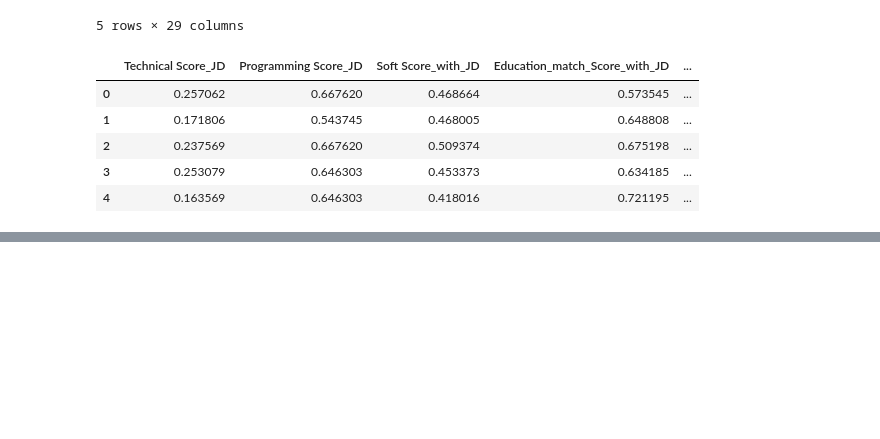
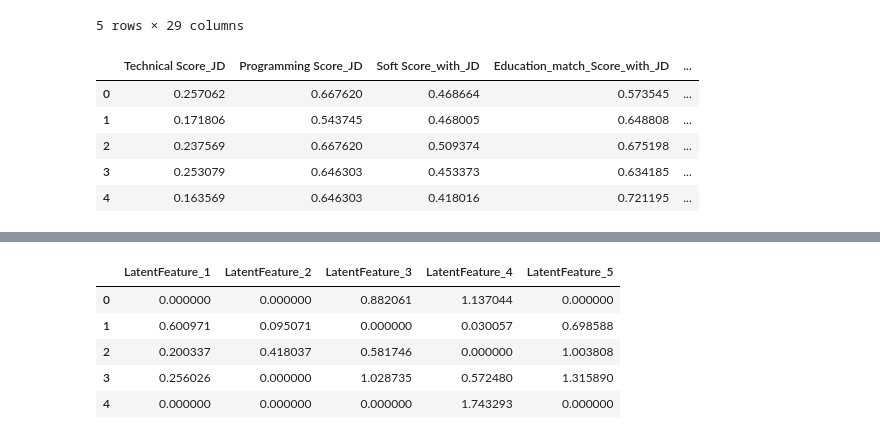
Before and after one commit to DanukaDilshann/AI-Driven-Job-Role-Fit-Prediction, a Jupyter notebook: code/AutoEncoder.ipynb, the cells around one changed output, grey strips where cells are left out. Drawn from its saved outputs; the diff is of its cells as text; code cells hidden in the pictures; blank space fills up the shorter version.

```diff
--- a/code/AutoEncoder.ipynb
+++ b/code/AutoEncoder.ipynb
@@ -124,7 +139,7 @@ def build_autoencoder(hp):
     return autoencoder
 
 # Hyperparameter tuning with Keras Tuner
-tuner = kt.BayesianOptimization(
+tuner = kt.RandomSearch(
     build_autoencoder,
     objective="val_loss",
     max_trials=5,  # Fewer trials to prevent excessive fitting to the small dataset
@@ -202 +224,10 @@ data.head()
+# %%
+data[[f'LatentFeature_{i+1}' for i in range(best_hps.get('encoding_dim'))]].head()
+# %% [output]
+|  | LatentFeature_1 | LatentFeature_2 | LatentFeature_3 | LatentFeature_4 | LatentFeature_5 |
+| 0 | 0.000000 | 0.000000 | 0.882061 | 1.137044 | 0.000000 |
+| 1 | 0.600971 | 0.095071 | 0.000000 | 0.030057 | 0.698588 |
+| 2 | 0.200337 | 0.418037 | 0.581746 | 0.000000 | 1.003808 |
+| 3 | 0.256026 | 0.000000 | 1.028735 | 0.572480 | 1.315890 |
+| 4 | 0.000000 | 0.000000 | 0.000000 | 1.743293 | 0.000000 |
 # %%
```
Also changed, not shown: parts of 19 cells of this notebook, 38 other files.
